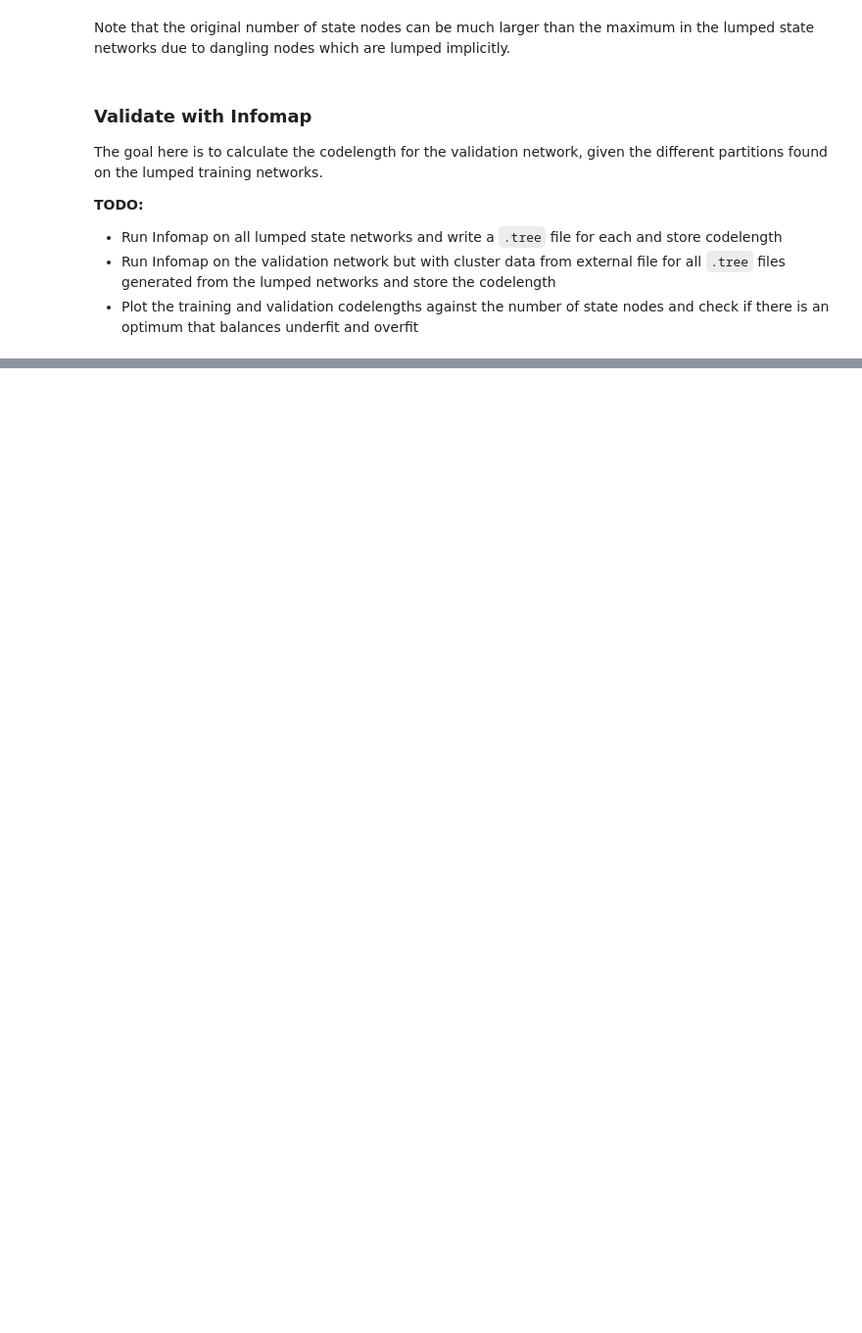
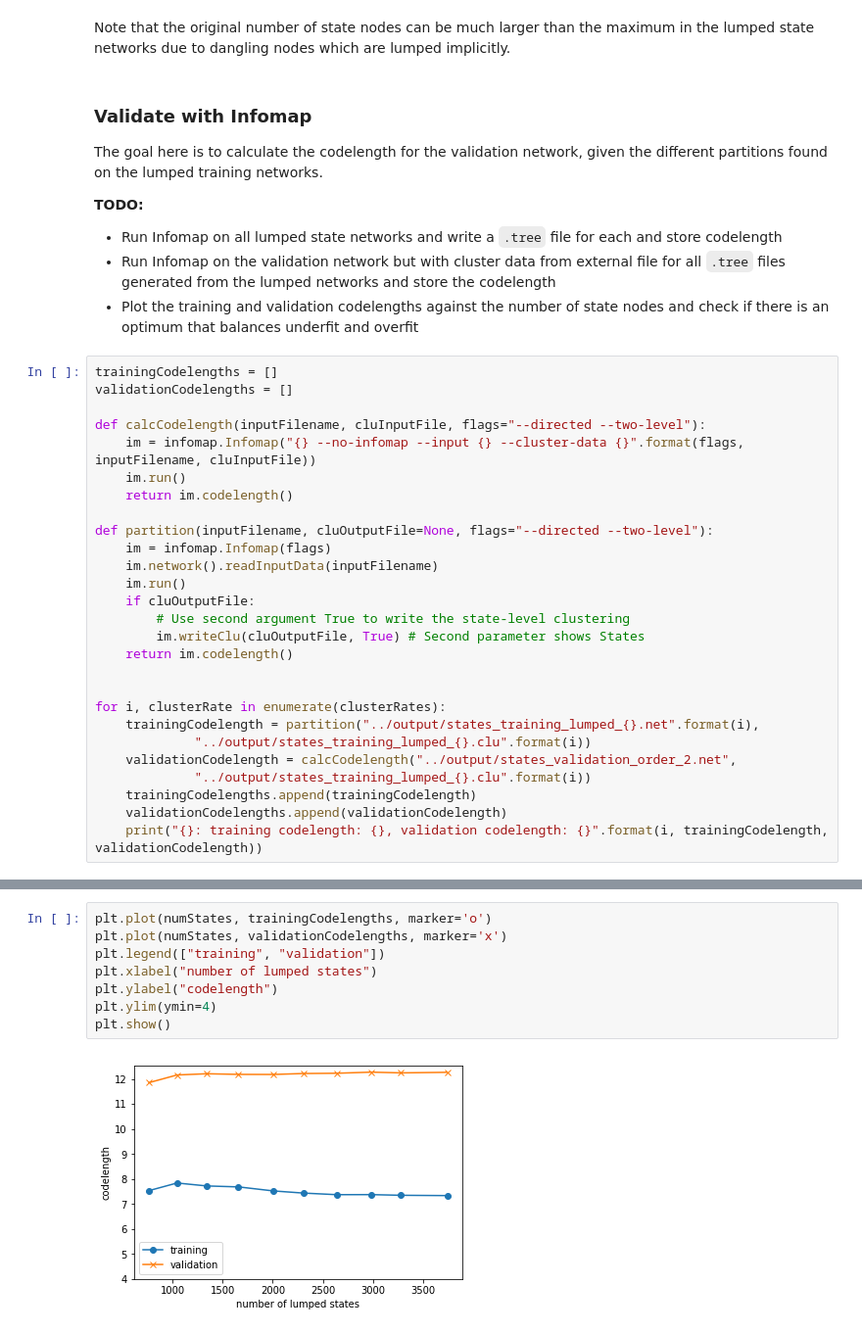
Before and after one commit to IngoScholtes/kdd2018-tutorial, a Jupyter notebook: solutions/2_4_sparse_flight_data.ipynb, the cells around one changed output, grey strips where cells are left out. Shown at 98% size. Saved outputs shown, nothing was run; the diff lists cells and outputs as text; blank space fills up the shorter version.

Commit message:
Add cross validation code for Infomap sparse networks

```diff
--- a/solutions/2_4_sparse_flight_data.ipynb
+++ b/solutions/2_4_sparse_flight_data.ipynb
@@ -148,3 +148,30 @@ The goal here is to calculate the codelength for the validation network, given t
 - Run Infomap on all lumped state networks and write a `.tree` file for each and store codelength
 - Run Infomap on the validation network but with cluster data from external file for all `.tree` files generated from the lumped networks and store the codelength
 - Plot the training and validation codelengths against the number of state nodes and check if there is an optimum that balances underfit and overfit
+# %%
+trainingCodelengths = []
+validationCodelengths = []
+
+def calcCodelength(inputFilename, cluInputFile, flags="--directed --two-level"):
+    im = infomap.Infomap("{} --no-infomap --input {} --cluster-data {}".format(flags, inputFilename, cluInputFile))
+    im.run()
+    return im.codelength()
+
+def partition(inputFilename, cluOutputFile=None, flags="--directed --two-level"):
+    im = infomap.Infomap(flags)
+    im.network().readInputData(inputFilename)
+    im.run()
+    if cluOutputFile:
+        # Use second argument True to write the state-level clustering
+        im.writeClu(cluOutputFile, True) # Second parameter shows States
+    return im.codelength()
+
+
+for i, clusterRate in enumerate(clusterRates):
+    trainingCodelength = partition("../output/states_training_lumped_{}.net".format(i),
+             "../output/states_training_lumped_{}.clu".format(i))
+    validationCodelength = calcCodelength("../output/states_validation_order_2.net",
+             "../output/states_training_lumped_{}.clu".format(i))
+    trainingCodelengths.append(trainingCodelength)
+    validationCodelengths.append(validationCodelength)
+    print("{}: training codelength: {}, validation codelength: {}".format(i, trainingCodelength, validationCodelength))
@@ -150,0 +189,10 @@ The goal here is to calculate the codelength for the validation network, given t
+# %%
+plt.plot(numStates, trainingCodelengths, marker='o')
+plt.plot(numStates, validationCodelengths, marker='x')
+plt.legend(["training", "validation"])
+plt.xlabel("number of lumped states")
+plt.ylabel("codelength")
+plt.ylim(ymin=4)
+plt.show()
+# %% [output]
+[figure, added]
```
Also changed, not shown: parts of 4 cells of this notebook, 4 other files.
